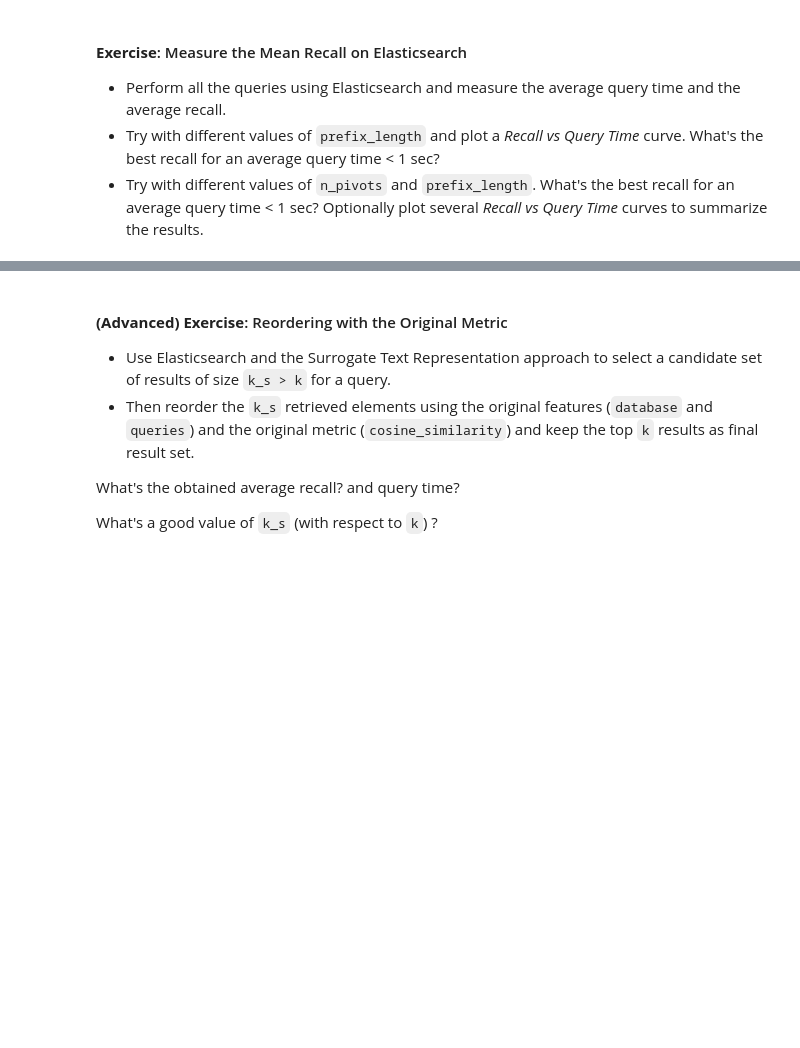
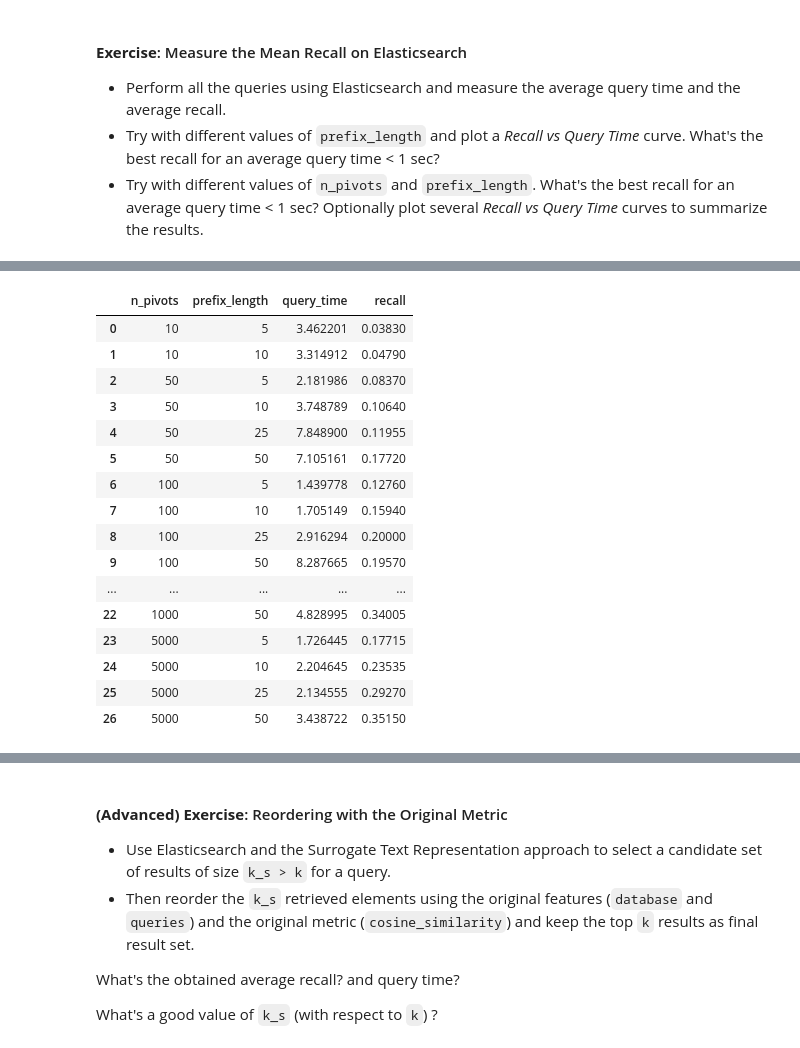
Before and after one commit to fabiocarrara/mbd-dlmra, a Jupyter notebook: ol3_surrogate_text_representation.ipynb, the cells around one changed output, grey strips where cells are left out. Drawn from its saved outputs; the diff is of its cells as text; code cells hidden in the pictures; blank space fills up the shorter version.

```diff
--- a/ol3_surrogate_text_representation.ipynb
+++ b/ol3_surrogate_text_representation.ipynb
@@ -306,0 +472,24 @@ print(recall)
+# %%
+import pandas as pd
+import seaborn as sns
+
+plot_data = pd.DataFrame(results)
+plot_data
+# %% [output]
+|  | n_pivots | prefix_length | query_time | recall |
+| 0 | 10 | 5 | 3.462201 | 0.03830 |
+| 1 | 10 | 10 | 3.314912 | 0.04790 |
+| 2 | 50 | 5 | 2.181986 | 0.08370 |
+| 3 | 50 | 10 | 3.748789 | 0.10640 |
+| 4 | 50 | 25 | 7.848900 | 0.11955 |
+| 5 | 50 | 50 | 7.105161 | 0.17720 |
+| 6 | 100 | 5 | 1.439778 | 0.12760 |
+| 7 | 100 | 10 | 1.705149 | 0.15940 |
+| 8 | 100 | 25 | 2.916294 | 0.20000 |
+| 9 | 100 | 50 | 8.287665 | 0.19570 |
+| ... | ... | ... | ... | ... |
+| 22 | 1000 | 50 | 4.828995 | 0.34005 |
+| 23 | 5000 | 5 | 1.726445 | 0.17715 |
+| 24 | 5000 | 10 | 2.204645 | 0.23535 |
+| 25 | 5000 | 25 | 2.134555 | 0.29270 |
+| 26 | 5000 | 50 | 3.438722 | 0.35150 |
```
Also changed, not shown: parts of 24 cells of this notebook.
